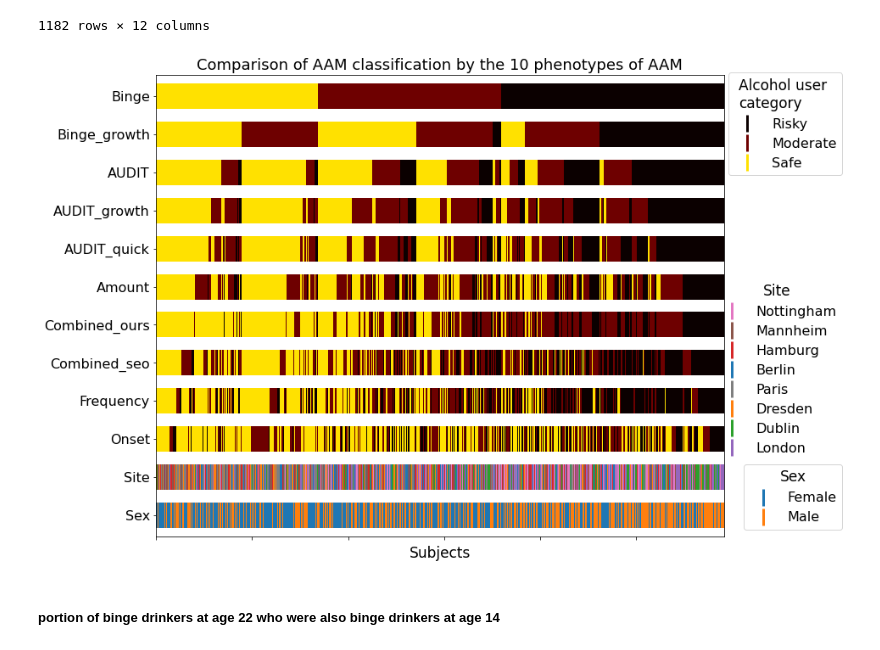
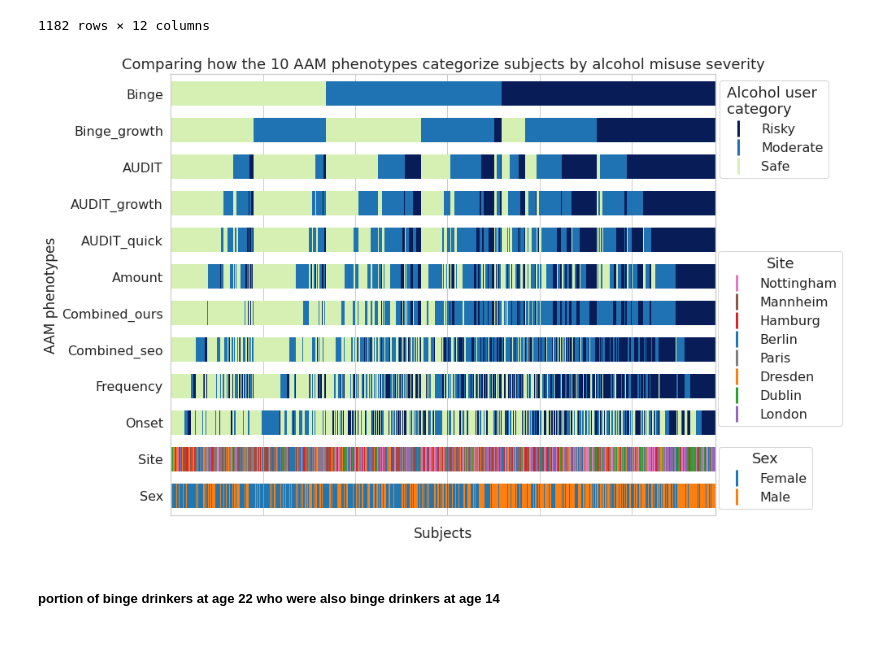
Before and after one commit to RoshanRane/ML_for_IMAGEN, a Jupyter notebook: generate_figures.ipynb, the cells around one changed output. Saved outputs shown, nothing was run; the diff lists cells and outputs as text; code cells hidden in the pictures.

```diff
--- a/generate_figures.ipynb
+++ b/generate_figures.ipynb
@@ -808,90 +808,23 @@ final_df
 | 99954902 | 1.0 | Male | Hamburg | 0.0 | 1.0 | 1.0 | 2.0 | 1.0 | ... |
 1182 rows × 12 columns
 # %%
-from matplotlib.lines import Line2D
+df_all_labels = load_all_labels()
+CONFS = ['Sex', 'Site']
 
-def make_legend_lines(values, cmap):
-    return [Line2D([], [], color=cmap(v),
-                    marker='|', ls='None',
-                    markersize=20, markeredgewidth=3) for v in values]
-
-def plot_subject_classes(dfx, ax, confs=[], sort_order=[], lw=10):
-
-    fs=16
-    df = dfx.copy()
-    if sort_order: df= df.sort_values(sort_order)
-
-    legs = []
-    # generate for confounds first
-    cmap=plt.cm.tab10
-    for ii, lbl in enumerate(confs):
-        # convert the values to categorical values|
-        indices = df[lbl].astype("category").cat.codes
-        # Visualize the results
-        ax.scatter(range(len(indices)), [ii+.5]*len(indices),
-                   c=[cmap(i) for i in indices],
-                   marker='_', lw=lw)
-        leg = ax.legend(make_legend_lines(indices.unique(), cmap=cmap),
-                    df[lbl].unique(),
-                    fontsize=fs, title=lbl.title(), frameon=(ii==0),
-                    bbox_to_anchor=(1.22,0.15*ii), loc='lower right')
-        plt.setp(leg.get_title(),fontsize=fs+1)
-        legs.extend([leg])
-
-    # drop the confounds now
-    df = df[[c for c in df.columns if c not in confs]]
-
-    # generate for labels (all the remaining columns)
-    df = df.reindex(reversed(sort_order), axis=1)
-    cmap =plt.cm.hot_r
-    cmap_val = [0.3,0.85,1.0]
-    for ii, lbl in enumerate(df):
-        indices = df[lbl].apply(lambda x:cmap_val[int(x)]).values
-        # Visualize the results
-        ax.scatter(range(len(indices)), [ii+len(confs)+.5]*len(indices),
-                   c=[cmap(i) for i in indices],
-                   marker='_', lw=lw, cmap=cmap, edgecolors='grey',
-                   label=lbl)
-
-    ax.set_yticks(np.arange(len(confs)+len(df.columns)) + .5)
-    ax.set_yticklabels(confs+df.columns.values.tolist(), fontsize=fs)
-    ax.set_xticklabels([])
-#     ax.set_ylabel('AAM phenotypes', fontsize=fs+1)
-    ax.set_xlabel('Subjects', fontsize=fs+1)
-    ax.set_xlim([0, len(df)])
-
-    leg3 = plt.legend(
-            make_legend_lines(cmap_val[::-1], cmap=cmap),
-            ['Risky','Moderate','Safe'],
-            fontsize=fs,
-            title="Alcohol user \ncategory",
-            bbox_to_anchor=(1.22, 1.02),
-            loc="upper right")
-    plt.setp(leg3.get_title(),fontsize=fs+1)
-    # add the other conf legends
-    [ax.add_artist(leg) for leg in legs]
-
-    plt.title("Comparison of AAM classification by the 10 phenotypes of AAM", fontsize=fs+2)
-
-    return ax
-
-##################################################################################################
-# sort_order = ["Binge", "Binge_growth", "Combined_ours",
-#               "Combined_seo", "AUDIT", "AUDIT_quick", "AUDIT_growth",
-#               "Frequency", "Amount", "onset<15"]
-sort_order =  [n for n in sorted(final_df.columns) if "binge" in n.lower()] + \
-[n for n in sorted(final_df.columns) if ("binge" not in n.lower()) and (n not in confs)]
+sort_order =  [n for n in sorted(df_all_labels.columns) if "binge" in n.lower()] + \
+[n for n in sorted(df_all_labels.columns) if ("binge" not in n.lower()) and (n not in CONFS)]
 # sort_order = list(reversed(sort_order))
 # print(sort_order)
 fig, ax = plt.subplots(figsize=(12,len(sort_order)))
 
-plot_subject_classes(final_df, ax, confs=confs,
+plot_subject_classes(df_all_labels, ax, confs=CONFS,
                      sort_order=sort_order,
-                     lw=30)
-
+                     title="Comparing how the 10 AAM phenotypes categorize subjects by alcohol misuse severity",
+                     lw=30, cmap=plt.cm.YlGnBu)
+# plt.tight_layout(); plt.show()
 plt.savefig('figures/AAM_lbls_compare.pdf', bbox_inches='tight', pad_inches=0, transparent=True)
 # %% [output]
-[figure, old version]
+[figure, new version]
 # %%
 # modalities = {
 #               "":"all",
```
Also changed, not shown: parts of 9 cells of this notebook, 11 other files.
